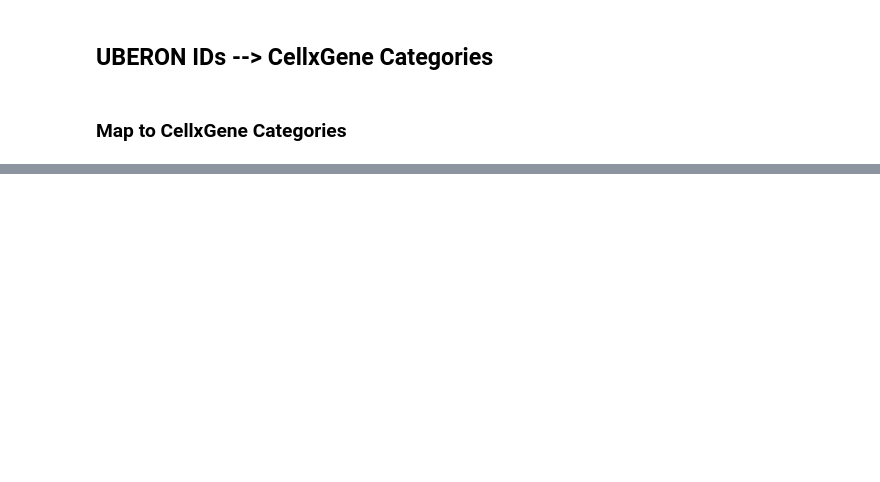
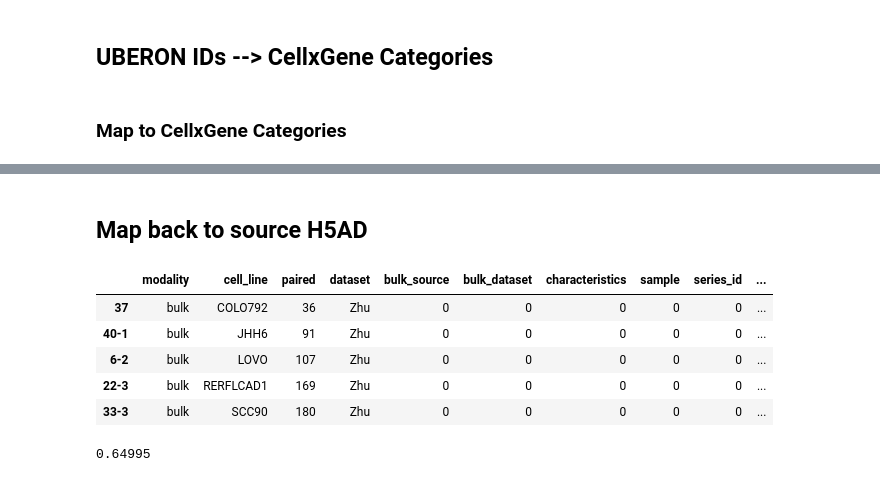
Before and after one commit to RSQuiles/CancerFoundationFusion, a Jupyter notebook: data_preprocess/notebooks/map_archs4_tissue.ipynb, the cells around one changed output, grey strips where cells are left out. Cells and saved outputs as stored; diff of their text form; code cells hidden in the pictures; blank space fills up the shorter version.

```diff
--- a/data_preprocess/notebooks/map_archs4_tissue.ipynb
+++ b/data_preprocess/notebooks/map_archs4_tissue.ipynb
@@ -1197,5 +1058,5 @@ unmatched         0.0%
 xenograft         0.0%
 NaN               0.0%
 Name: tissue_general_id, dtype: object
-# %% [markdown]
-###
+# %% [markdown]
+## Map back to source H5AD
@@ -1201,0 +1068,20 @@ Name: tissue_general_id, dtype: object
+# %%
+adata.obs.head()
+# %% [output]
+|  | modality | cell_line | paired | dataset | bulk_source | bulk_dataset | characteristics | sample | series_id | ... |
+| 37 | bulk | COLO792 | 36 | Zhu | 0 | 0 | 0 | 0 | 0 | ... |
+| 40-1 | bulk | JHH6 | 91 | Zhu | 0 | 0 | 0 | 0 | 0 | ... |
+| 6-2 | bulk | LOVO | 107 | Zhu | 0 | 0 | 0 | 0 | 0 | ... |
+| 22-3 | bulk | RERFLCAD1 | 169 | Zhu | 0 | 0 | 0 | 0 | 0 | ... |
+| 33-3 | bulk | SCC90 | 180 | Zhu | 0 | 0 | 0 | 0 | 0 | ... |
+# %%
+# make sure index types match (both should be str)
+adata.obs.index = adata.obs.index.astype(str)
+samples.index = samples.index.astype(str)
+
+# aligned on sample_id; samples missing from `samples` become NaN
+adata.obs["tissue_general"] = samples["tissue_general"].reindex(adata.obs.index)
+
+print(adata.obs["tissue_general"].isna().mean())   # fraction not matched
+# %% [output]
+0.64995
```
Also changed, not shown: parts of 21 cells of this notebook, 35 other files.
